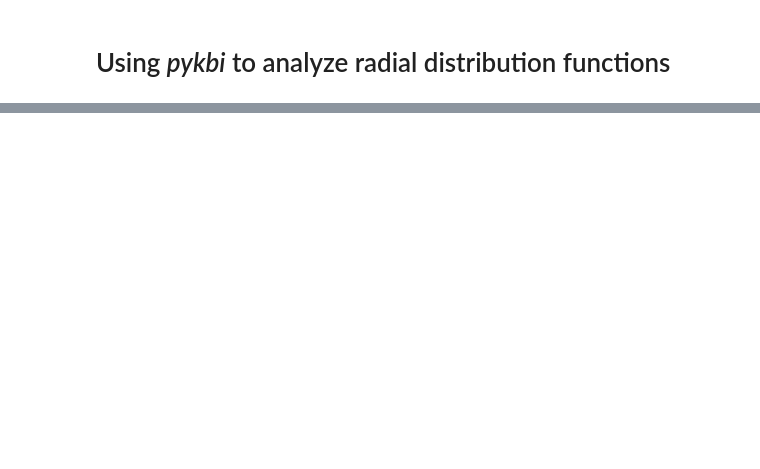
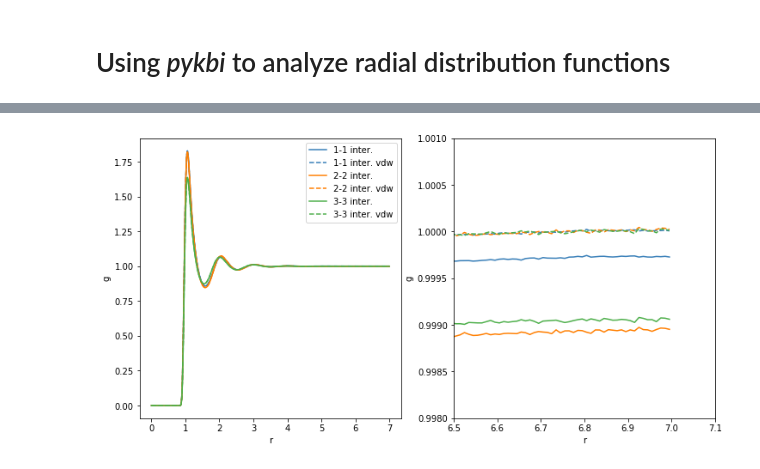
Before and after one commit to sondresc/pykbi, a Jupyter notebook: docs/pykbi.ipynb, the cells around one changed output, grey strips where cells are left out. Drawn from its saved outputs; the diff is of its cells as text; code cells hidden in the pictures; blank space fills up the shorter version.

```diff
--- a/docs/pykbi.ipynb
+++ b/docs/pykbi.ipynb
@@ -124,0 +154,37 @@ The van der Vegt correction can be found in the pykbi.fscorr package. It require
+# %%
+rdf1_11_vdw = pykbi.CorrectVanDerVegt(rdf1_11)
+rdf1_22_vdw = pykbi.CorrectVanDerVegt(rdf1_22)
+rdf1_33_vdw = pykbi.CorrectVanDerVegt(rdf1_33)
+
+rdf1_list_vdw = [rdf1_11_vdw, rdf1_22_vdw, rdf1_33_vdw]
+
+#make figure
+fig = plt.figure(figsize=(12,6))
+ax1 = fig.add_subplot(1,2,1)
+ax2 = fig.add_subplot(1,2,2)
+
+#plot values
+for i in range(3):
+    visual = rdf_visuals[i].copy()
+    visual["ls"] = "--"
+    visual["label"] += " vdw"
+
+    rdf1_list[i].PlotRDF(ax1, rdf_visuals[i])
+    rdf1_list_vdw[i].PlotRDF(ax1, visual)
+
+    rdf1_list[i].PlotRDF(ax2, rdf_visuals[i])
+    rdf1_list_vdw[i].PlotRDF(ax2, visual)
+
+
+ax2.set_xlim((6.5, 7.1))
+ax2.set_ylim((0.998, 1.001))
+
+ax1.set_xlabel("r")
+ax2.set_xlabel("r")
+
+ax1.legend(loc="best")
+ax1.set_ylabel("g")
+ax2.set_ylabel("g")
+plt.show()
+# %% [output]
+[figure, added]
```
Also changed, not shown: parts of 45 cells of this notebook, 6 other files.
